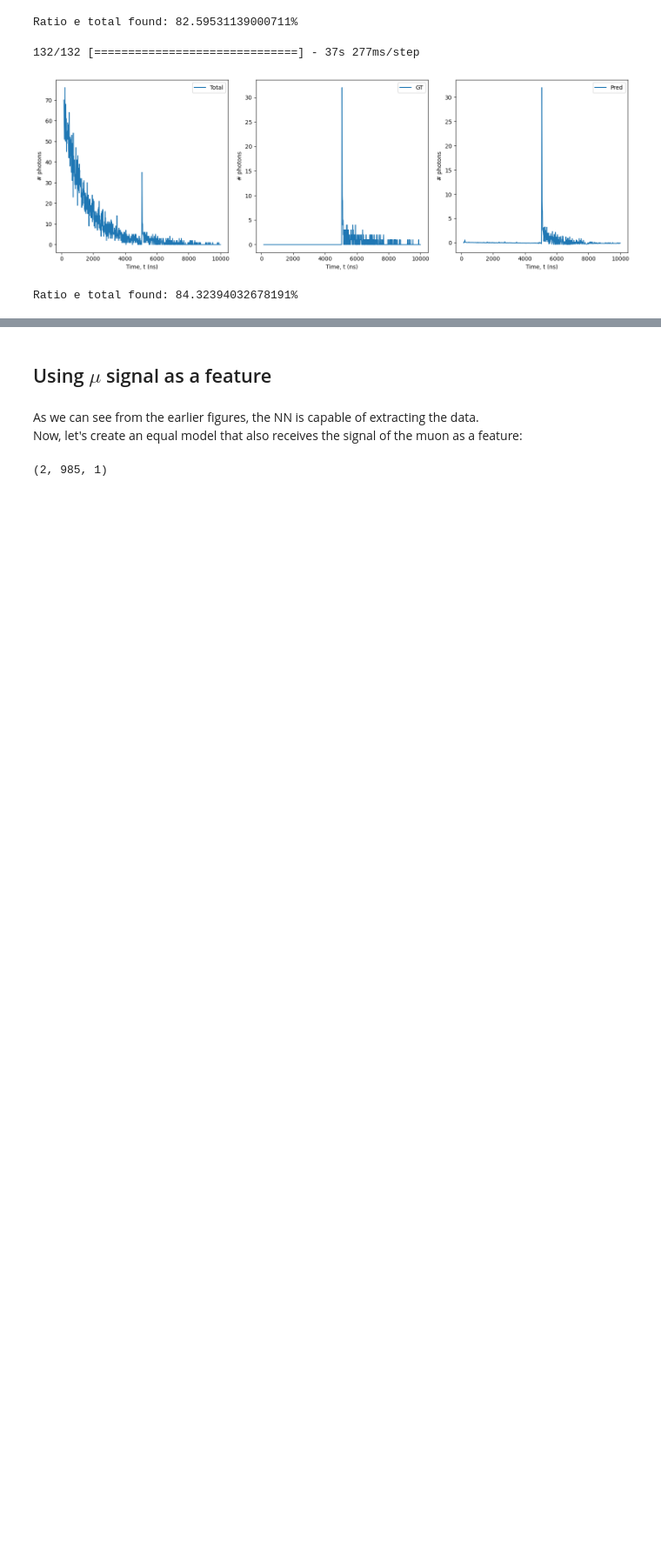
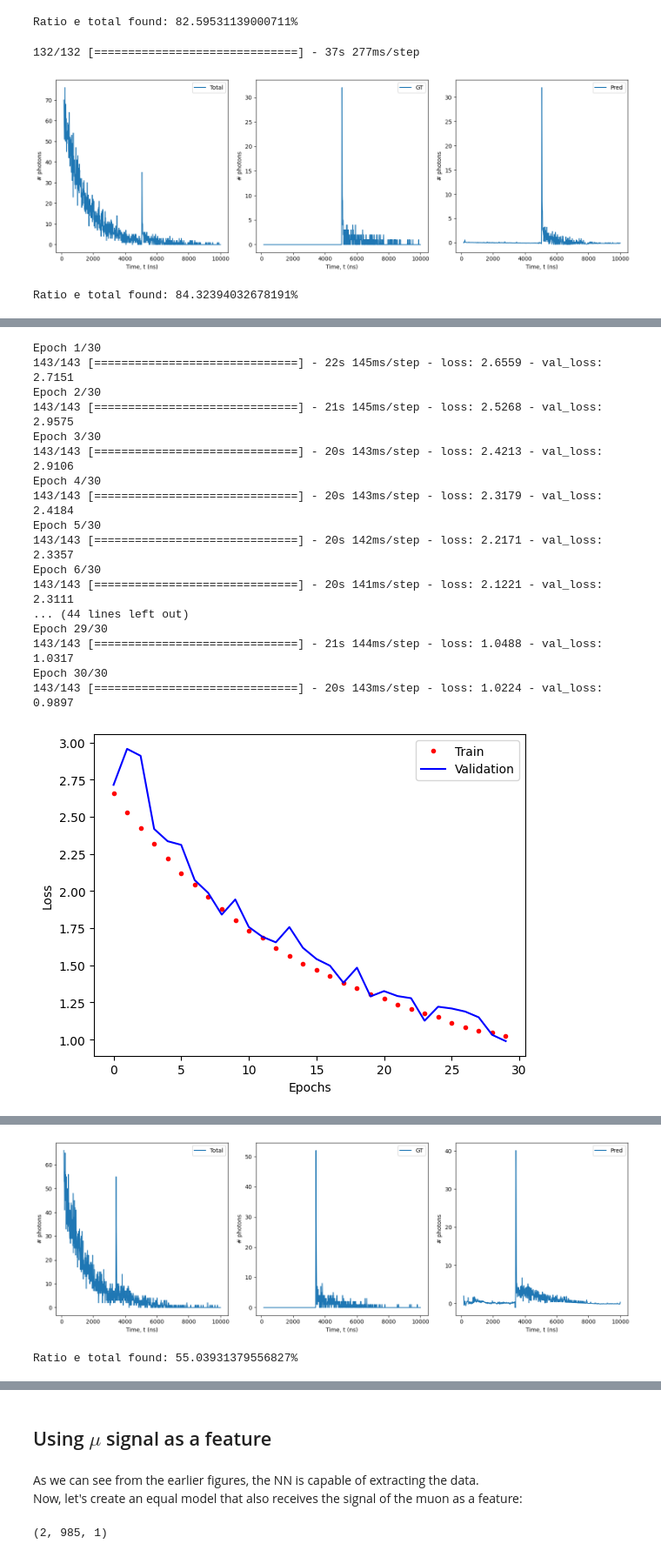
Before and after one commit to JaviGamero/LArTPC_Calibration, a Jupyter notebook: scripts/python/signalDecompose/DL_Algorithms.ipynb, the cells around one changed output, grey strips where cells are left out. Shown at 87% size. Drawn from its saved outputs; the diff is of its cells as text; code cells hidden in the pictures; blank space fills up the shorter version.

```diff
--- a/scripts/python/signalDecompose/DL_Algorithms.ipynb
+++ b/scripts/python/signalDecompose/DL_Algorithms.ipynb
@@ -970,0 +1118,33 @@ Ratio e total found: 84.32394032678191%
+# %%
+callback = EarlyStopping(monitor='loss', patience=2, restore_best_weights=True,
+                         mode='auto')
+
+model = BN_Bidir_LSTM(n_blocks=1,
+                      n_neurons=[32],
+                      activation=['tanh'],
+                      input_shape=input_shape)
+
+model.compile(optimizer='RMSprop', loss='mean_squared_error')
+history = model.fit(X_train, y_train, batch_size=32, epochs=30,
+                    validation_split=0.3, callbacks=callback)
+
+testModel(model, history, X_test, y_test)
+# %% [output]
+Epoch 1/30
+143/143 [==============================] - 22s 145ms/step - loss: 2.6559 - val_loss: 2.7151
+Epoch 2/30
+143/143 [==============================] - 21s 145ms/step - loss: 2.5268 - val_loss: 2.9575
+Epoch 3/30
+143/143 [==============================] - 20s 143ms/step - loss: 2.4213 - val_loss: 2.9106
+Epoch 4/30
+143/143 [==============================] - 20s 143ms/step - loss: 2.3179 - val_loss: 2.4184
+Epoch 5/30
+143/143 [==============================] - 20s 142ms/step - loss: 2.2171 - val_loss: 2.3357
+Epoch 6/30
+143/143 [==============================] - 20s 141ms/step - loss: 2.1221 - val_loss: 2.3111
+... (44 lines left out)
+Epoch 29/30
+143/143 [==============================] - 21s 144ms/step - loss: 1.0488 - val_loss: 1.0317
+Epoch 30/30
+143/143 [==============================] - 20s 143ms/step - loss: 1.0224 - val_loss: 0.9897
+[figure, added]
@@ -970,0 +1152,2 @@ Ratio e total found: 84.32394032678191%
+[figure, added]
+Ratio e total found: 55.03931379556827%
```
Also changed, not shown: parts of 12 cells of this notebook, 1 other file.
